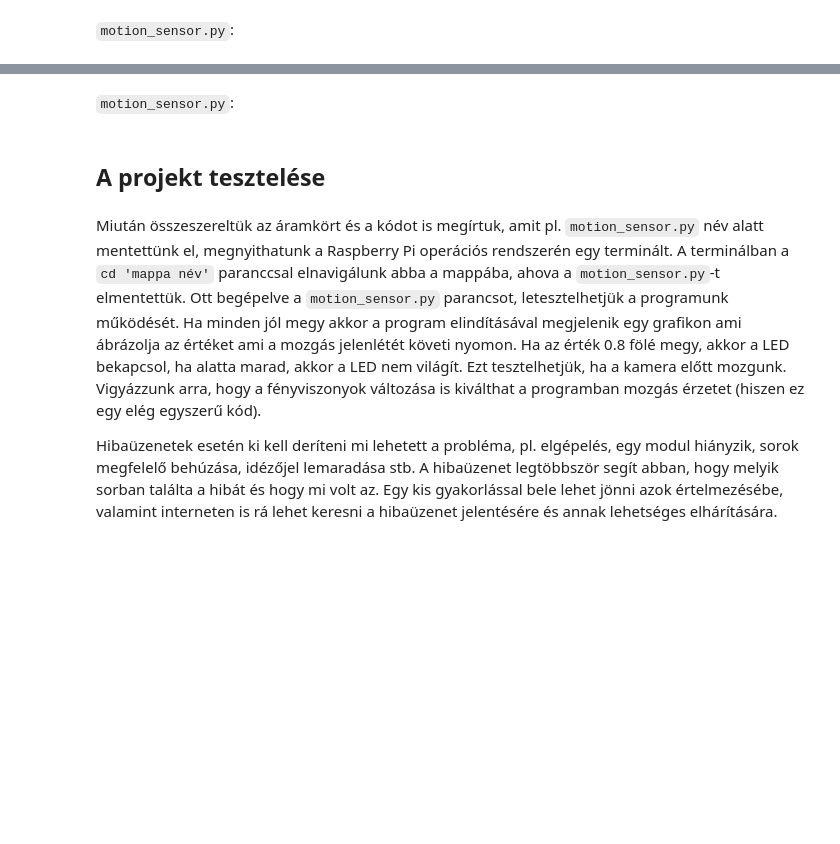
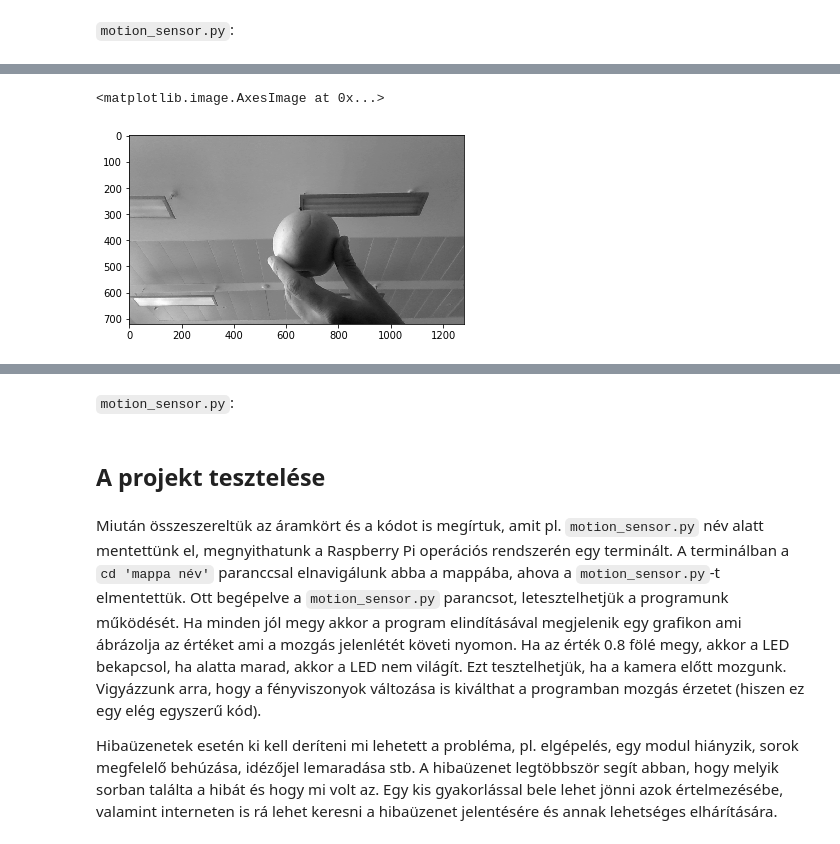
Before and after one commit to diveki/raspberry, a Jupyter notebook: Chapter 5 - Camera/notes/prog03_motion_sensor.ipynb, the cells around one changed output, grey strips where cells are left out. Drawn from its saved outputs; the diff is of its cells as text; code cells hidden in the pictures; blank space fills up the shorter version.

Commit message:
description of prog03 from chapter 5 done

```diff
--- a/Chapter 5 - Camera/notes/prog03_motion_sensor.ipynb
+++ b/Chapter 5 - Camera/notes/prog03_motion_sensor.ipynb
@@ -192,0 +198,8 @@ Ezután az opencv csomag segítségével leellenőrízzük, hogy megnyomták-e a
+# %%
+import matplotlib.pyplot as plt               # abrazolo csomag
+
+apple = cv2.imread('./prog03/apple.jpg', 0)
+plt.imshow(apple, cmap='gray')
+# %% [output]
+<matplotlib.image.AxesImage at 0x...>
+[figure, added]
```
Also changed, not shown: parts of 57 cells of this notebook, 4 other files.
